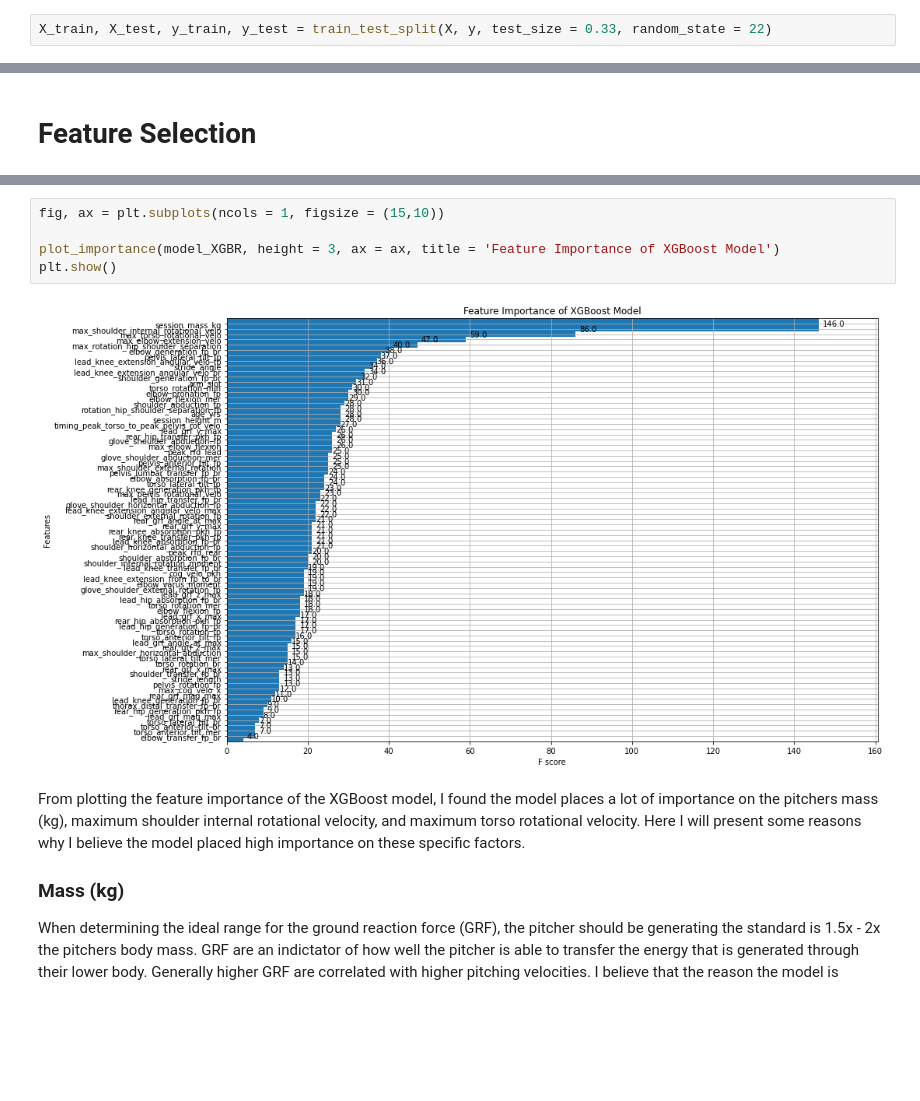
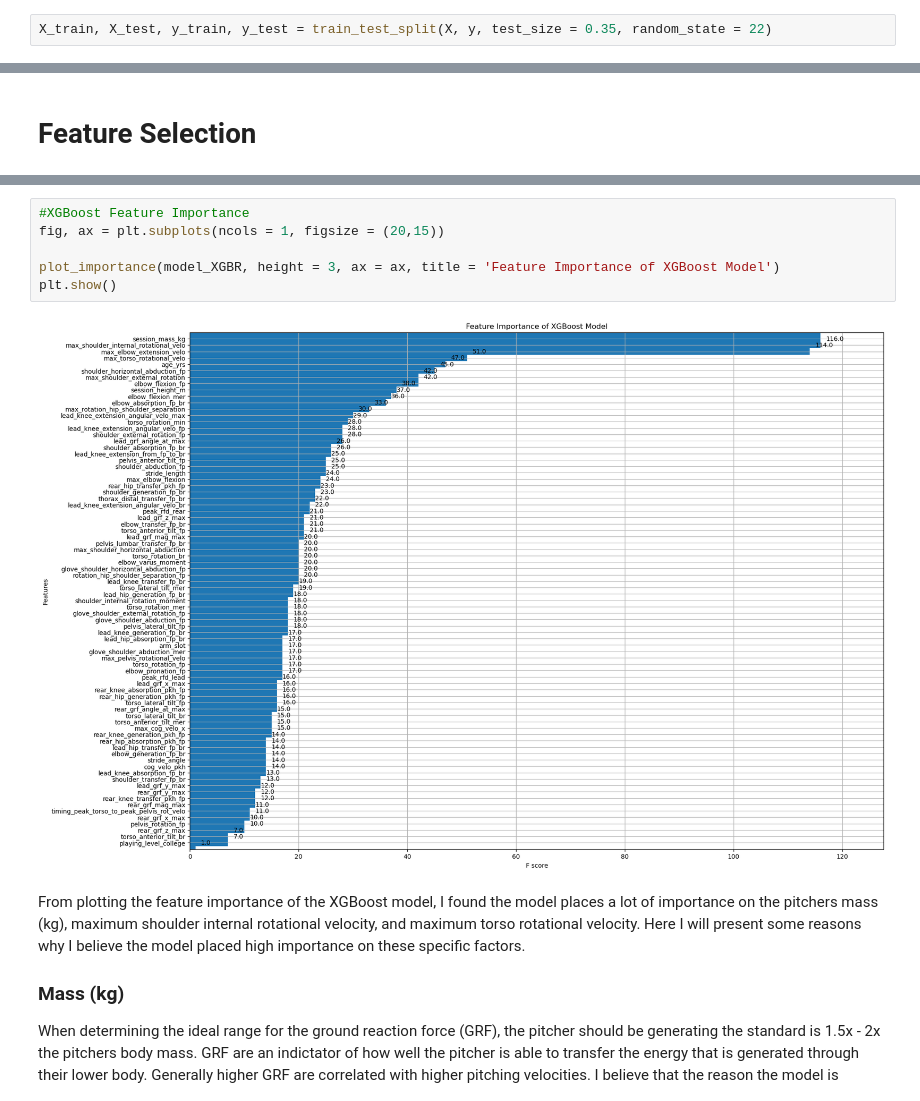
Before and after one commit to jisoawe/Biomech_Pitch_Velo_Prediction, a Jupyter notebook: Pitch Speed Prediction Model.ipynb, the cells around one changed output, grey strips where cells are left out. Cells and saved outputs as stored; diff of their text form; blank space fills up the shorter version.

Commit message:
feature importance on gradient boosted regressor

```diff
--- a/Pitch Speed Prediction Model.ipynb
+++ b/Pitch Speed Prediction Model.ipynb
@@ -181,7 +191,7 @@ X = encoded_data.drop(['pitch_speed_mph_x', 'pitch_speed_mph_y'], axis = 1)
 # %% [markdown]
 # Model Comparisions
 # %%
-X_train, X_test, y_train, y_test = train_test_split(X, y, test_size = 0.33, random_state = 22)
+X_train, X_test, y_train, y_test = train_test_split(X, y, test_size = 0.35, random_state = 22)
 # %% [markdown]
 ## Random Forest
 # %%
@@ -253,10 +305,11 @@ plt.legend()
 # %%
-fig, ax = plt.subplots(ncols = 1, figsize = (15,10))
+#XGBoost Feature Importance
+fig, ax = plt.subplots(ncols = 1, figsize = (20,15))
 
 plot_importance(model_XGBR, height = 3, ax = ax, title = 'Feature Importance of XGBoost Model')
 plt.show()
 # %% [output]
-[figure, old version]
+[figure, new version]
 # %% [markdown]
 From plotting the feature importance of the XGBoost model, I found the model places a lot of importance on the pitchers mass (kg), maximum shoulder internal rotational velocity, and maximum torso rotational velocity. Here I will present some reasons why I believe the model placed high importance on these specific factors.
 
```
Also changed, not shown: parts of 16 cells of this notebook.
